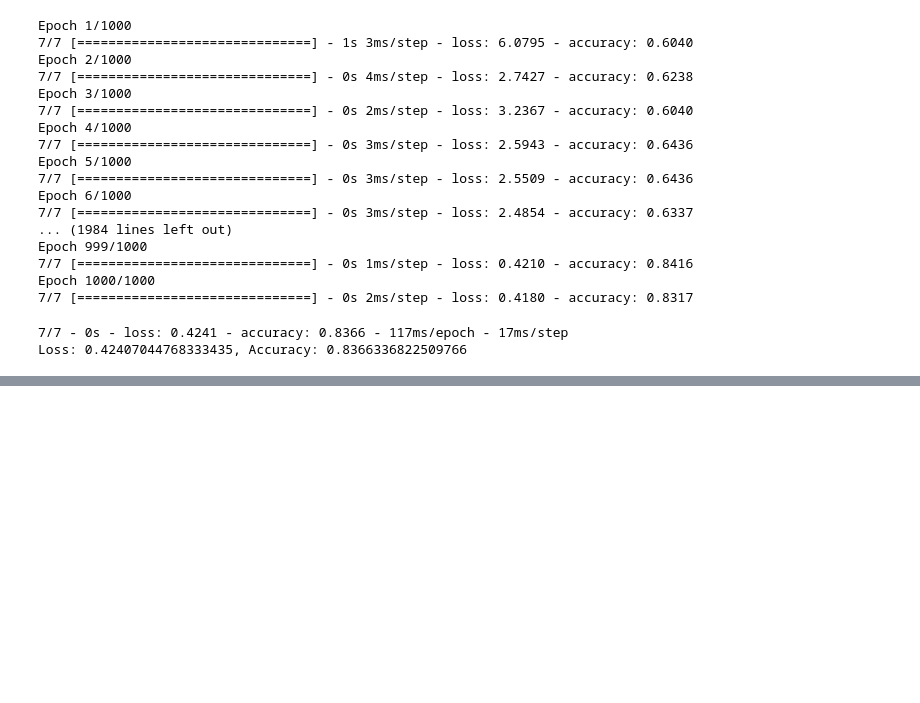
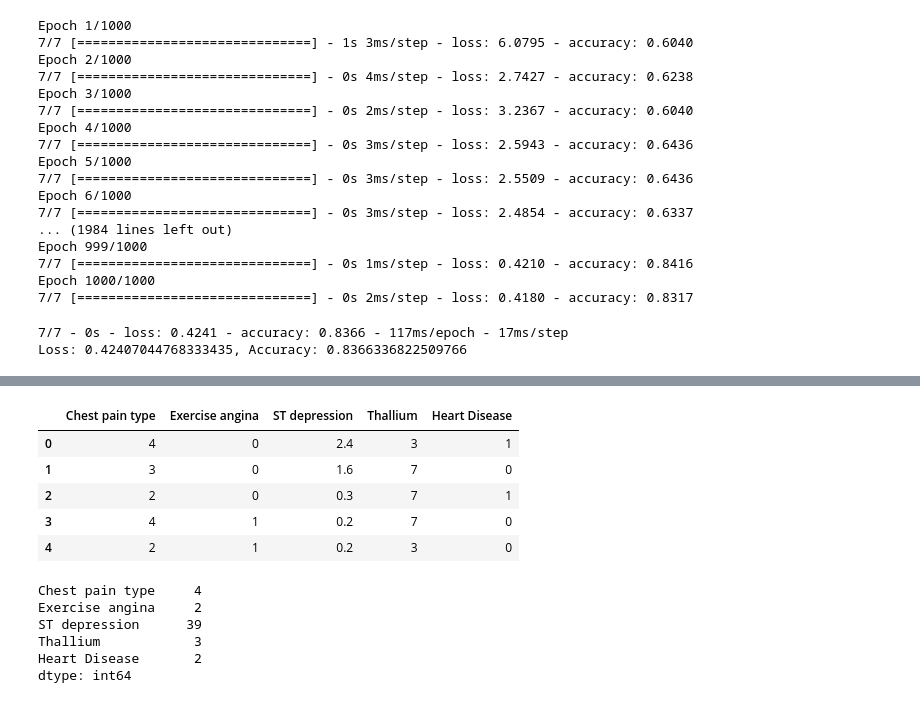
Before and after one commit to braydonnugent/Project4_Group2, a Jupyter notebook: Machine Learning Analysis.ipynb, the cells around one changed output, grey strips where cells are left out. Saved outputs shown, nothing was run; the diff lists cells and outputs as text; code cells hidden in the pictures; blank space fills up the shorter version.

```diff
--- a/Machine Learning Analysis.ipynb
+++ b/Machine Learning Analysis.ipynb
@@ -1297,3 +1259,6 @@ print(f"Loss: {model_loss}, Accuracy: {model_accuracy}")
 # %% [output]
 7/7 - 0s - loss: 0.4241 - accuracy: 0.8366 - 117ms/epoch - 17ms/step
 Loss: 0.42407044768333435, Accuracy: 0.8366336822509766
+# %%
+dataset8_df = pd.read_csv('Heart Disease - FOR ML.csv')
+dataset8_df.head()
@@ -1299,0 +1272,26 @@ Loss: 0.42407044768333435, Accuracy: 0.8366336822509766
+# %%
+# Map string values to integers
+mapping = {'Absence': 0, 'Presence': 1}
+
+# Apply mapping to string column
+dataset8_df['Heart Disease'] = dataset8_df['Heart Disease'].map(mapping)
+# %%
+dataset8_df = dataset8_df.drop(columns =['Age', 'FBS over 120', 'Sex', 'BP', 'Cholesterol', 'Max HR', 'Slope of ST', 'Number of vessels fluro', 'Patient ID', 'EKG results'])
+dataset8_df.head()
+# %% [output]
+|  | Chest pain type | Exercise angina | ST depression | Thallium | Heart Disease |
+| 0 | 4 | 0 | 2.4 | 3 | 1 |
+| 1 | 3 | 0 | 1.6 | 7 | 0 |
+| 2 | 2 | 0 | 0.3 | 7 | 1 |
+| 3 | 4 | 1 | 0.2 | 7 | 0 |
+| 4 | 2 | 1 | 0.2 | 3 | 0 |
+# %%
+# Determine the number of unique values in each column.
+dataset8_df.nunique()
+# %% [output]
+Chest pain type     4
+Exercise angina     2
+ST depression      39
+Thallium            3
+Heart Disease       2
+dtype: int64
```
Also changed, not shown: parts of 16 cells of this notebook, 3 other files.
